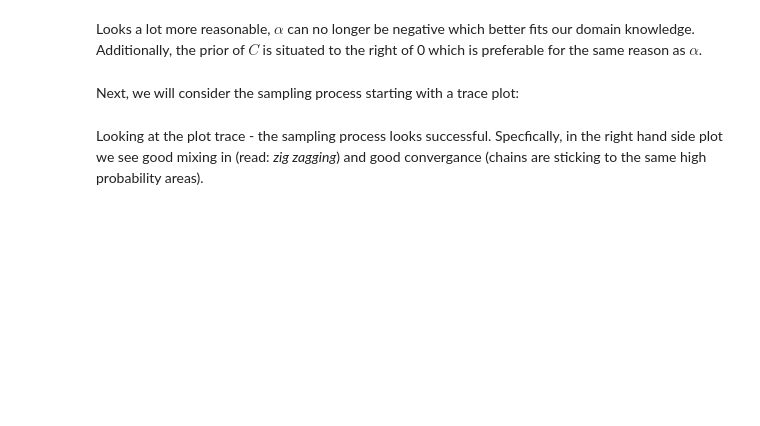
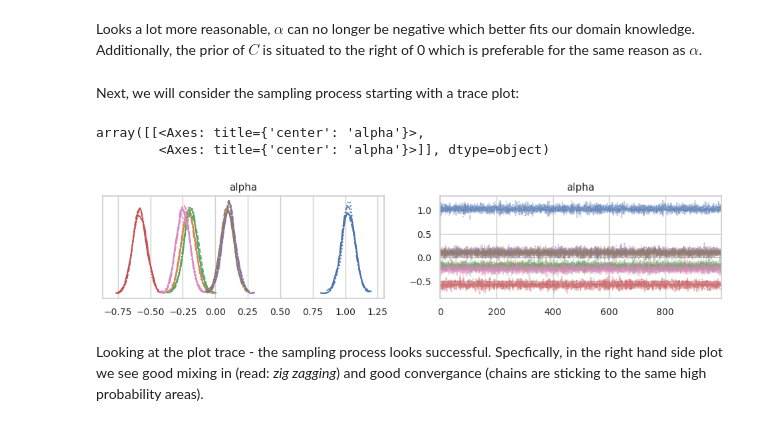
Before and after one commit to joakimGD/PRPRO-exam, a Jupyter notebook: main-question.ipynb, the cells around one changed output. Cells and saved outputs as stored; diff of their text form; code cells hidden in the pictures; blank space fills up the shorter version.

```diff
--- a/main-question.ipynb
+++ b/main-question.ipynb
@@ -216,7 +262,8 @@ Next, we will do a few data transformations:
 - And we will normalize `running time` $R$ and `energy consumption` $C$, because regression models work better with variables of similar scale.
 # %%
 language, framework = list(zip(*df["application"].apply(lambda a: a.split("-") if not a.startswith("c-sharp") else [a[0:7], a[8:]])))
-df["L"] = df["language"] = list(language)
+df["language"] = list(language)
+df["L"] = df["language"]
 df["framework"] = list(framework)
 df["F"] = list(framework)
 # %% [markdown]
@@ -310,14 +375,14 @@ $$
 # %%
-with pm.Model() as m_h1b:
-    C_data = pm.Data("C_data", df["energy_consumption"].values, mutable=True)
+with pm.Model() as m_h1_only_intercept:
+    C_data = pm.Data("C_data", df["C_stand"].values, mutable=True)
     A_data = pm.Data("A_data", df["A"].values, mutable=True)
 
-
-    alpha = pm.HalfNormal("alpha", 1, shape=df["A"].unique().size)
+    alpha = pm.Normal("alpha", 0, 2, shape=df["A"].unique().size)
     sigma = pm.Exponential("sigma", 1)
     mu = pm.Deterministic("mu", alpha[A_data])
+
     C = pm.Normal("C", mu=mu, sigma=sigma, observed=C_data)
 
     diff = pm.Deterministic("diff", alpha - alpha[0])
 
-    trace_h1b = pm.sample(random_seed=rng, idata_kwargs = { 'log_likelihood': True })
+    trace_h1_only_intercept = pm.sample(random_seed=rng, idata_kwargs = { 'log_likelihood': True })
@@ -351,7 +398,11 @@ Looks a lot more reasonable, $\alpha$ can no longer be negative which better fit
 # %% [markdown]
 Next, we will consider the sampling process starting with a trace plot:
 # %%
-az.plot_trace(trace_h1b, var_names=["alpha"])
+az.plot_trace(trace_h1_only_intercept, var_names=["alpha"])
+# %% [output]
+array([[<Axes: title={'center': 'alpha'}>,
+        <Axes: title={'center': 'alpha'}>]], dtype=object)
+[figure, added]
 # %% [markdown]
 Looking at the plot trace - the sampling process looks successful. Specfically, in the right hand side plot we see good mixing in (read: *zig zagging*) and good convergance (chains are sticking to the same high probability areas).
 # %%
```
Also changed, not shown: parts of 31 cells of this notebook.
